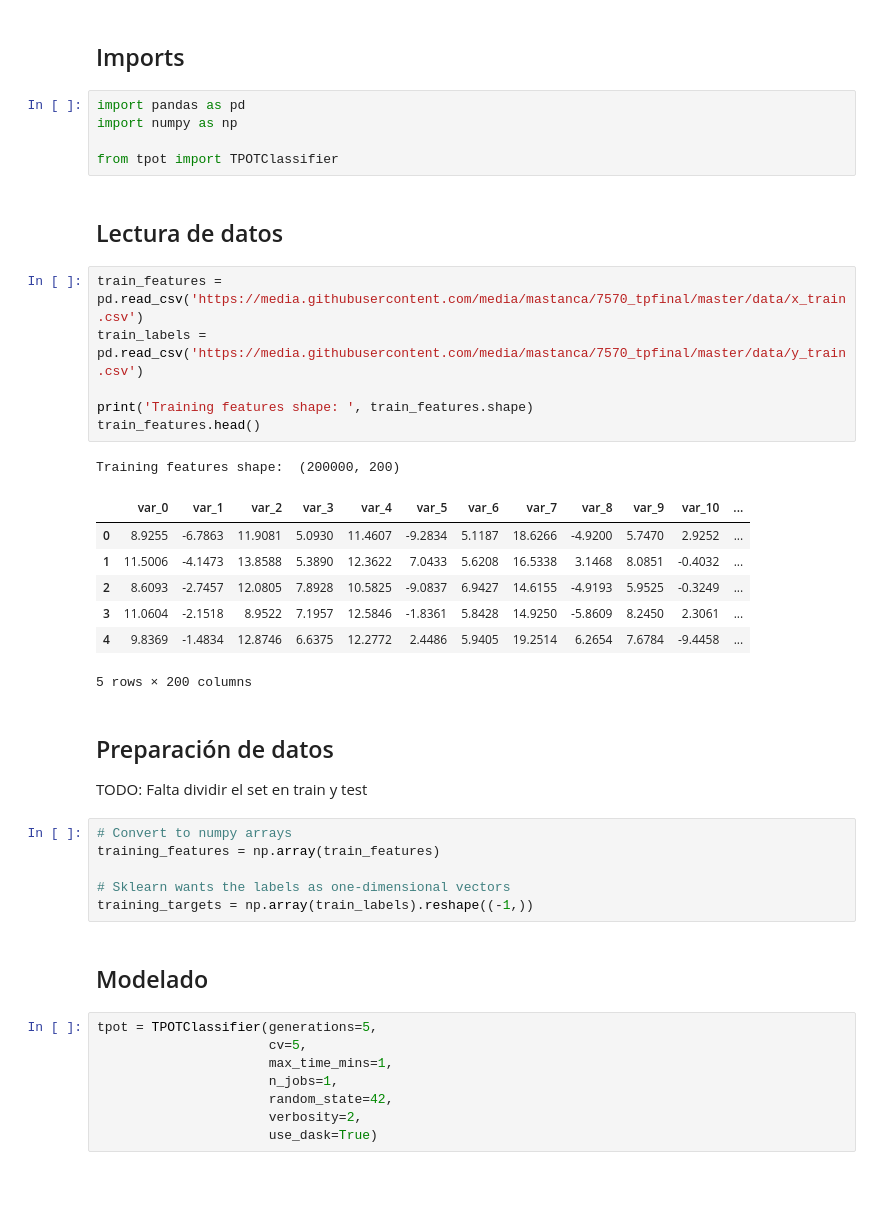
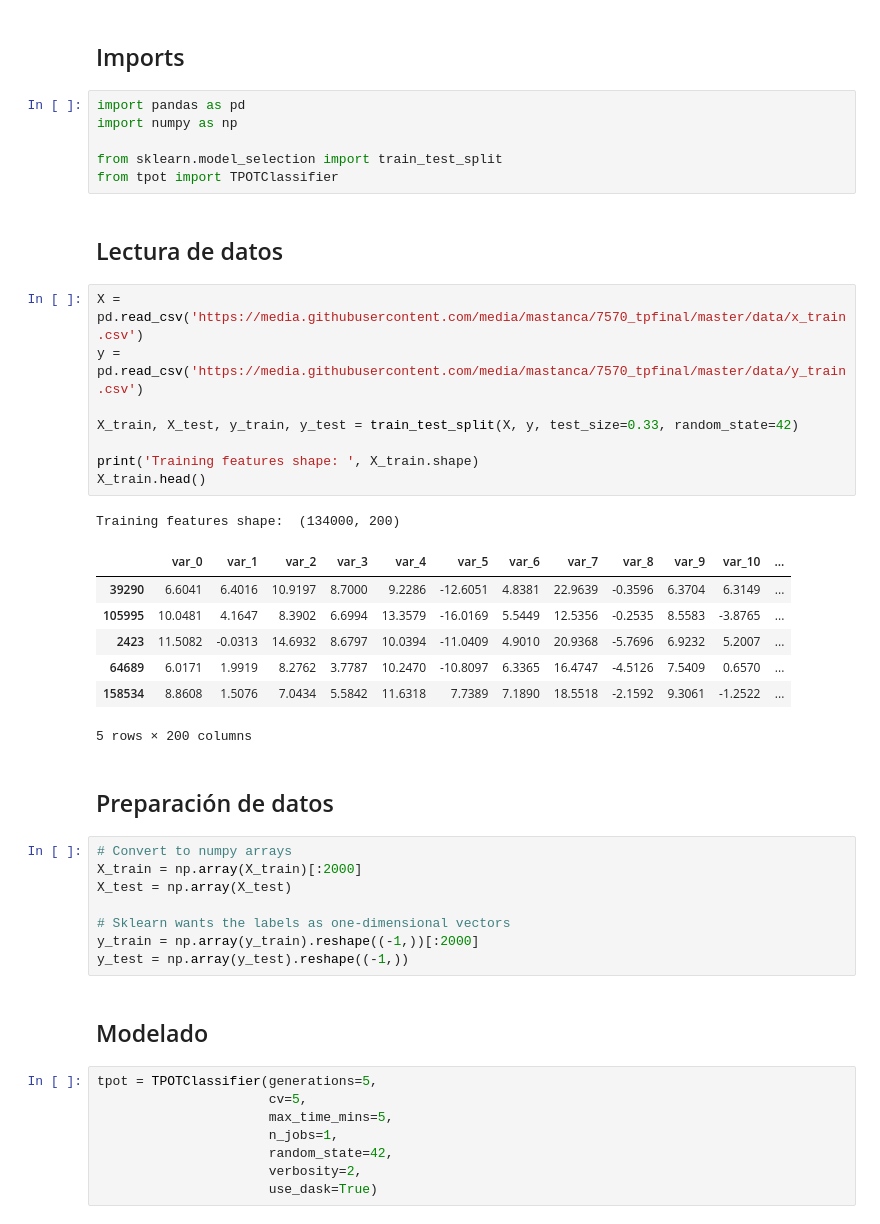
Before and after one commit to mastanca/7570_tpfinal, a Jupyter notebook: tp_final_robots.ipynb, the cells around one changed output. Cells and saved outputs as stored; diff of their text form; blank space fills up the shorter version.

Commit message:
Use subset of data and split into test and train

```diff
--- a/tp_final_robots.ipynb
+++ b/tp_final_robots.ipynb
@@ -37,40 +37,43 @@ Requirement already satisfied: heapdict in /usr/local/lib/python3.6/dist-package
 import pandas as pd
 import numpy as np
 
+from sklearn.model_selection import train_test_split
 from tpot import TPOTClassifier
 # %% [markdown]
 ## Lectura de datos
 # %%
-train_features = pd.read_csv('https://media.githubusercontent.com/media/mastanca/7570_tpfinal/master/data/x_train.csv')
-train_labels = pd.read_csv('https://media.githubusercontent.com/media/mastanca/7570_tpfinal/master/data/y_train.csv')
+X = pd.read_csv('https://media.githubusercontent.com/media/mastanca/7570_tpfinal/master/data/x_train.csv')
+y = pd.read_csv('https://media.githubusercontent.com/media/mastanca/7570_tpfinal/master/data/y_train.csv')
 
-print('Training features shape: ', train_features.shape)
-train_features.head()
+X_train, X_test, y_train, y_test = train_test_split(X, y, test_size=0.33, random_state=42)
+
+print('Training features shape: ', X_train.shape)
+X_train.head()
 # %% [output]
-Training features shape:  (200000, 200)
+Training features shape:  (134000, 200)
 |  | var_0 | var_1 | var_2 | var_3 | var_4 | var_5 | var_6 | var_7 | var_8 | var_9 | var_10 | ... |
-| 0 | 8.9255 | -6.7863 | 11.9081 | 5.0930 | 11.4607 | -9.2834 | 5.1187 | 18.6266 | -4.9200 | 5.7470 | 2.9252 | ... |
-| 1 | 11.5006 | -4.1473 | 13.8588 | 5.3890 | 12.3622 | 7.0433 | 5.6208 | 16.5338 | 3.1468 | 8.0851 | -0.4032 | ... |
-| 2 | 8.6093 | -2.7457 | 12.0805 | 7.8928 | 10.5825 | -9.0837 | 6.9427 | 14.6155 | -4.9193 | 5.9525 | -0.3249 | ... |
-| 3 | 11.0604 | -2.1518 | 8.9522 | 7.1957 | 12.5846 | -1.8361 | 5.8428 | 14.9250 | -5.8609 | 8.2450 | 2.3061 | ... |
-| 4 | 9.8369 | -1.4834 | 12.8746 | 6.6375 | 12.2772 | 2.4486 | 5.9405 | 19.2514 | 6.2654 | 7.6784 | -9.4458 | ... |
+| 39290 | 6.6041 | 6.4016 | 10.9197 | 8.7000 | 9.2286 | -12.6051 | 4.8381 | 22.9639 | -0.3596 | 6.3704 | 6.3149 | ... |
+| 105995 | 10.0481 | 4.1647 | 8.3902 | 6.6994 | 13.3579 | -16.0169 | 5.5449 | 12.5356 | -0.2535 | 8.5583 | -3.8765 | ... |
+| 2423 | 11.5082 | -0.0313 | 14.6932 | 8.6797 | 10.0394 | -11.0409 | 4.9010 | 20.9368 | -5.7696 | 6.9232 | 5.2007 | ... |
+| 64689 | 6.0171 | 1.9919 | 8.2762 | 3.7787 | 10.2470 | -10.8097 | 6.3365 | 16.4747 | -4.5126 | 7.5409 | 0.6570 | ... |
+| 158534 | 8.8608 | 1.5076 | 7.0434 | 5.5842 | 11.6318 | 7.7389 | 7.1890 | 18.5518 | -2.1592 | 9.3061 | -1.2522 | ... |
 5 rows × 200 columns
 # %% [markdown]
 ## Preparación de datos
-
-TODO: Falta dividir el set en train y test
 # %%
 # Convert to numpy arrays
-training_features = np.array(train_features)
+X_train = np.array(X_train)[:2000]
+X_test = np.array(X_test)
 
 # Sklearn wants the labels as one-dimensional vectors
-training_targets = np.array(train_labels).reshape((-1,))
+y_train = np.array(y_train).reshape((-1,))[:2000]
+y_test = np.array(y_test).reshape((-1,))
 # %% [markdown]
 ## Modelado
 # %%
 tpot = TPOTClassifier(generations=5,
                       cv=5,
-                      max_time_mins=1,
+                      max_time_mins=5,
                       n_jobs=1,
                       random_state=42,
                       verbosity=2,
```
Also changed, not shown: parts of 3 cells of this notebook.
